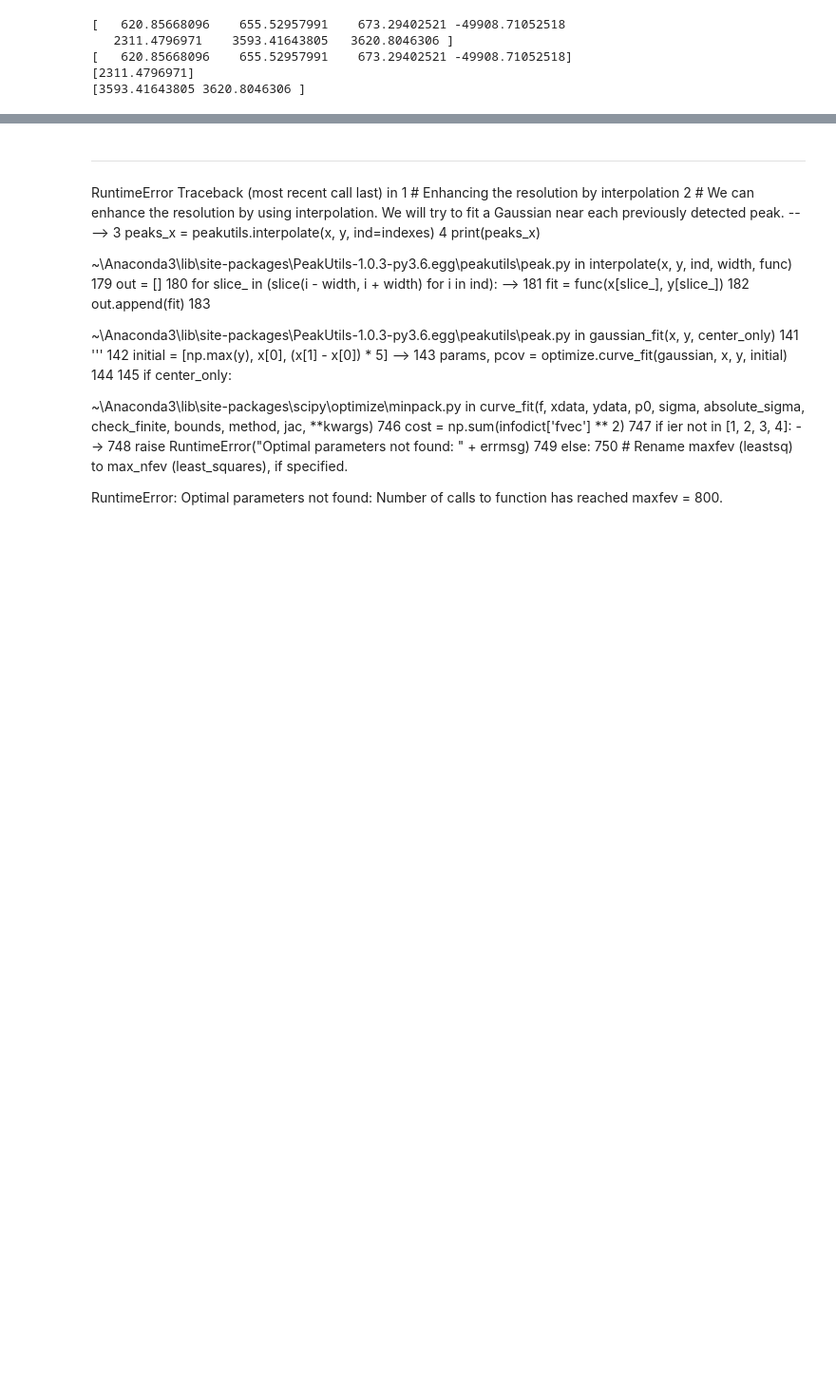
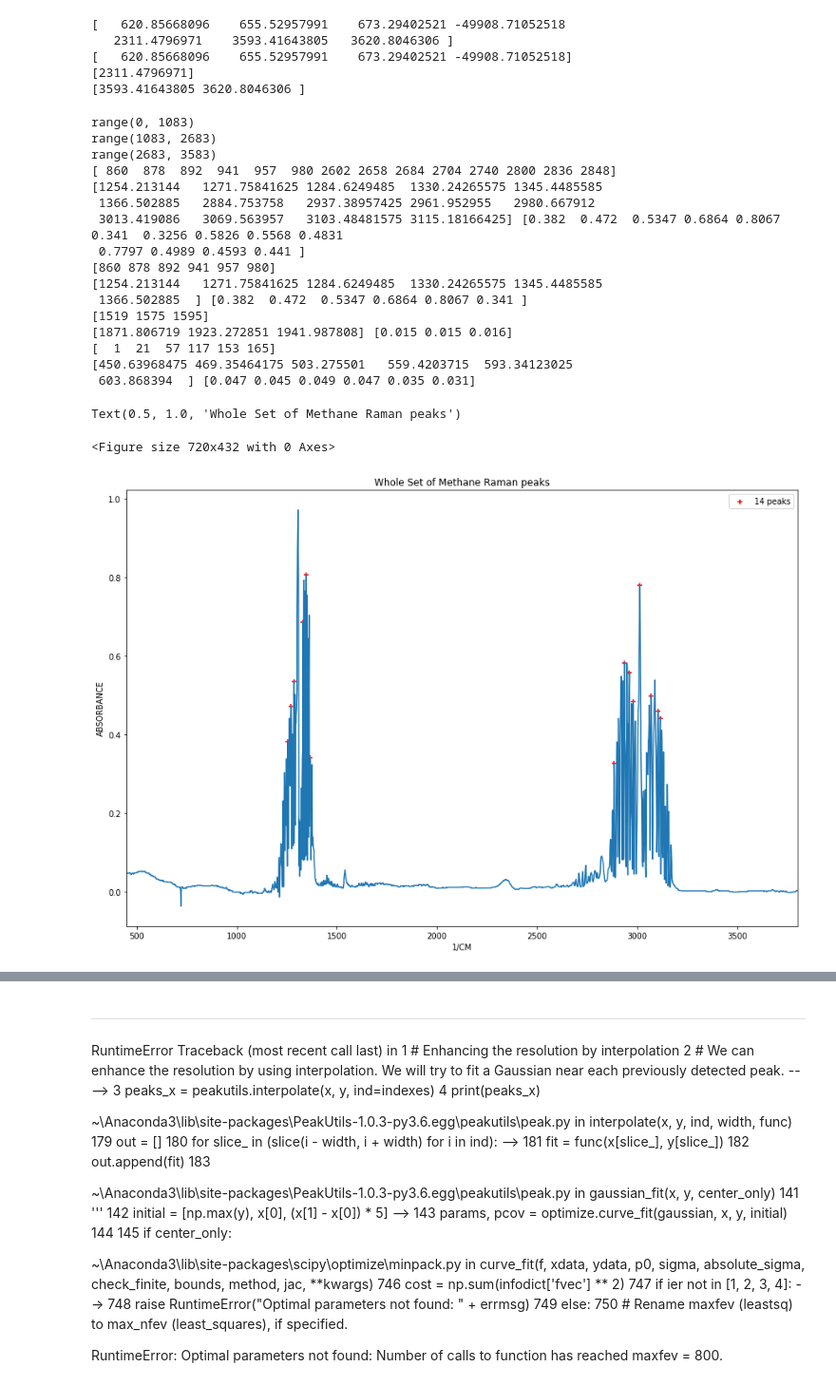
Before and after one commit to raman-noodles/Raman-noodles, a Jupyter notebook: Explore_Dev/Peak_utils_test.ipynb, the cells around one changed output, grey strips where cells are left out. Shown: that part at 95% size. Saved outputs shown, nothing was run; the diff lists cells and outputs as text; code cells hidden in the pictures; blank space fills up the shorter version.

Commit message:
Added methane graph

```diff
--- a/Explore_Dev/Peak_utils_test.ipynb
+++ b/Explore_Dev/Peak_utils_test.ipynb
@@ -224,3 +224,75 @@ print(peaks_x3)
 [   620.85668096    655.52957991    673.29402521 -49908.71052518]
 [2311.4796971]
 [3593.41643805 3620.8046306 ]
+# %%
+#Getting a first estimate of the peaks
+#By using peakutils.indexes, we can get the indexes of the peaks from the data. Due to the noise, it will be just a rough
+#approximation
+selectminX0=data3['x'].min()
+selectmedX1=900
+selectmedX2=3400
+selectmaxX3=data3['x'].max()
+xrange1=range(0,data3['x'].size-(selectmedX2-selectmedX1))
+xrange2=range(data3['x'].size-(selectmedX2-selectmedX1),data3['x'].size-selectmedX1)
+xrange3=range(data3['x'].size-selectmedX1,data3['x'].size)
+print(xrange1)
+print(xrange2)
+print(xrange3)
+indexes = peakutils.indexes(data3['y'], thres=0.35, min_dist=10)
+indexes1 = peakutils.indexes(data3['y'][xrange1], thres=0.35, min_dist=10)
+indexes2 = peakutils.indexes(data3['y'][xrange2], thres=0.35, min_dist=10)
+indexes3 = peakutils.indexes(data3['y'][xrange3], thres=0.35, min_dist=10)
+print(indexes)
+print(data3['x'][indexes], data3['y'][indexes])
+print(indexes1)
+print(data3['x'][indexes1], data3['y'][indexes1])
+print(indexes2)
+print(data3['x'][indexes2], data3['y'][indexes2])
+print(indexes3)
+print(data3['x'][indexes3], data3['y'][indexes3])
+plt.figure(figsize=(10,6))
+figure, axs = plt.subplots(nrows=1, ncols=1, sharex=False, sharey=False, figsize = (15,10))
+plt.subplots_adjust(wspace=.5, hspace=.5)
+axs.scatter(data3['x'][indexes], data3['y'][indexes], marker='+',color='r',label='{} peaks'.format(len(indexes)))#,ms=5, mew=2) #label='{} peaks'.format(len(indexes)))
+axs.plot(data3['x'], data3['y'])
+axs.legend()
+axs.set_xlim(selectminX0,selectmaxX3)
+axs.set_xlabel('1/CM') # sets xlabel
+axs.set_ylabel('ABSORBANCE') # sets ylabel
+axs.set_title('Whole Set of Methane Raman peaks') # sets title
+
+    #axs[0][1].plot(data3['x'][xrange1], data3['y'][xrange1])
+    #axs[0][1].scatter(data3['x'][xrange1][indexes1], data3['y'][xrange1][indexes1], marker='+',color='r',label='{} peaks'.format(len(indexes1)))#,ms=5,
+    #axs[0][1].legend()
+    #axs[0][1].set_xlim(selectminX0,selectmedX1)
+    #axs[0][1].set_xlabel('1/CM') # sets xlabel
+    #axs[0][1].set_ylabel('ABSORBANCE') # sets ylabel
+    #axs[0][1].set_title('First Set of Methane Raman peaks') # sets title
+
+    #axs[0][2].plot(data3['x'][xrange2], data3['y'][xrange2])
+    #axs[0][2].scatter(data3['x'][xrange2][indexes2], data3['y'][xrange2][indexes2], marker='+',color='r',label='{} peaks'.format(len(indexes2)))#,ms=5,
+    #axs[0][2].legend()
+    #axs[0][2].set_xlim(1500,2700)
+    #axs[0][2].set_xlabel('1/CM') # sets xlabel
+    #axs[0][2].set_ylabel('ABSORBANCE') # sets ylabel
+    #axs[0][2].set_title('Second Set of Methane Raman peaks') # sets title
+# %% [output]
+range(0, 1083)
+range(1083, 2683)
+range(2683, 3583)
+[ 860  878  892  941  957  980 2602 2658 2684 2704 2740 2800 2836 2848]
+[1254.213144   1271.75841625 1284.6249485  1330.24265575 1345.4485585
+ 1366.502885   2884.753758   2937.38957425 2961.952955   2980.667912
+ 3013.419086   3069.563957   3103.48481575 3115.18166425] [0.382  0.472  0.5347 0.6864 0.8067 0.341  0.3256 0.5826 0.5568 0.4831
+ 0.7797 0.4989 0.4593 0.441 ]
+[860 878 892 941 957 980]
+[1254.213144   1271.75841625 1284.6249485  1330.24265575 1345.4485585
+ 1366.502885  ] [0.382  0.472  0.5347 0.6864 0.8067 0.341 ]
+[1519 1575 1595]
+[1871.806719 1923.272851 1941.987808] [0.015 0.015 0.016]
+[  1  21  57 117 153 165]
+[450.63968475 469.35464175 503.275501   559.4203715  593.34123025
+ 603.868394  ] [0.047 0.045 0.049 0.047 0.035 0.031]
+Text(0.5, 1.0, 'Whole Set of Methane Raman peaks')
+<Figure size 720x432 with 0 Axes>
+[figure, added]
```
Also changed, not shown: parts of 6 cells of this notebook.
